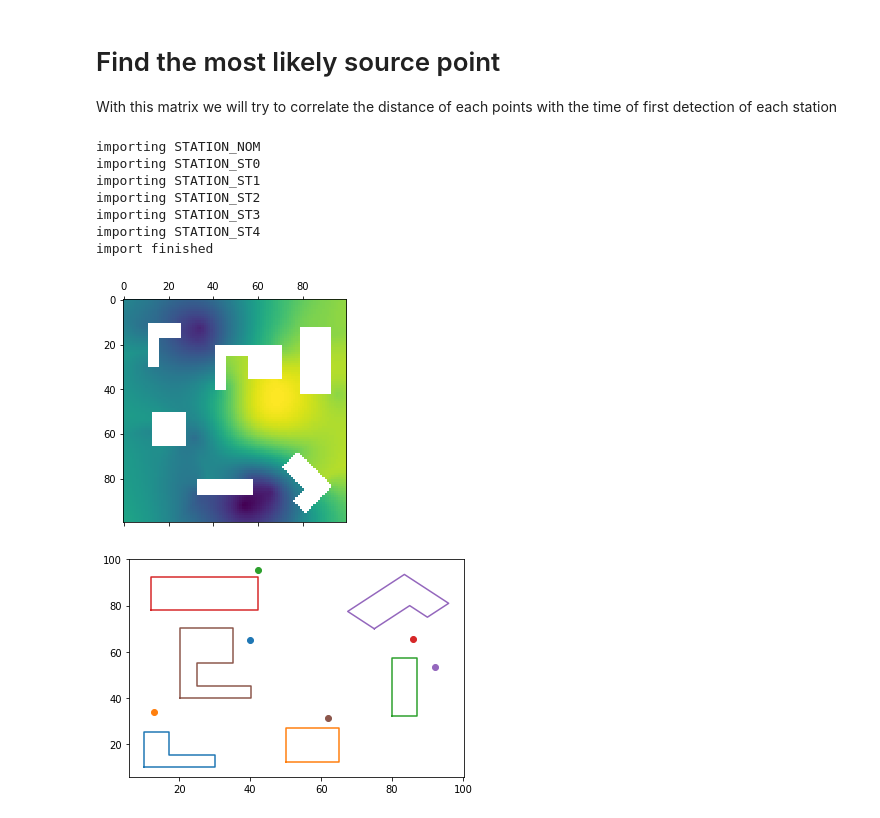
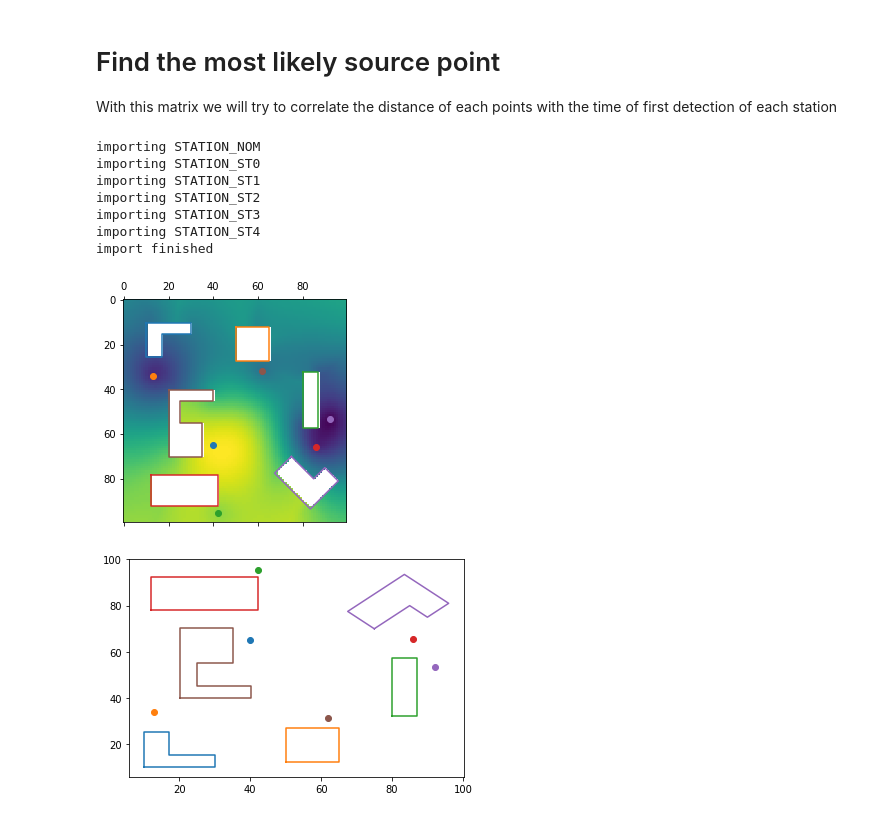
Before and after one commit to Soudini/bomb-finder, a Jupyter notebook: notebook.ipynb, the cells around one changed output. Saved outputs shown, nothing was run; the diff lists cells and outputs as text; code cells hidden in the pictures.

Commit message:
new images
Former-commit-id: ab2aaa1ee7dc221859931c4f2a0c520416f05bfd

```diff
--- a/notebook.ipynb
+++ b/notebook.ipynb
@@ -20,21 +20,25 @@ With this matrix we will try to correlate the distance of each points with the t
 # %%
 import numpy as np
 import matplotlib.pyplot as plt
 from import_data import import_data
 
 from distance_correlation import correlation
 
-plt.matshow(correlation(distance_field))
+from visualize import *
+plt.matshow(correlation(distance_field).T)
+
+show_stations_placements()
+plt.savefig("correlation.png")
 plt.show()
 # %% [output]
 importing STATION_NOM
 importing STATION_ST0
 importing STATION_ST1
 importing STATION_ST2
 importing STATION_ST3
 importing STATION_ST4
 import finished
-[figure, old version]
+[figure, new version]
 # %%
 from visualize import *
 
```
Also changed, not shown: parts of 1 cell of this notebook, 4 other files.
